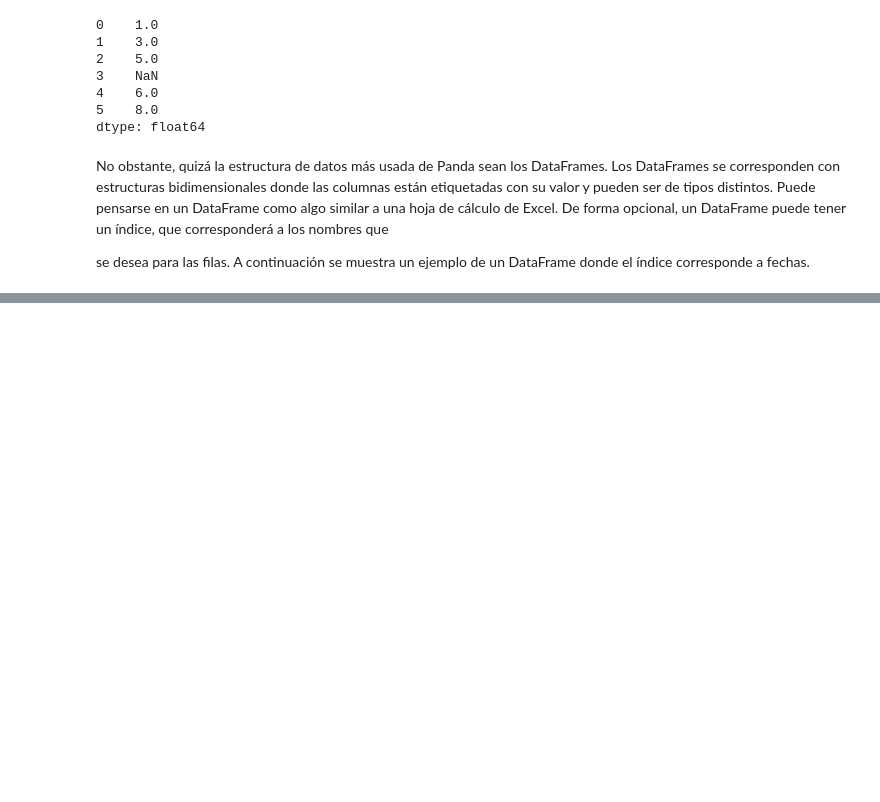
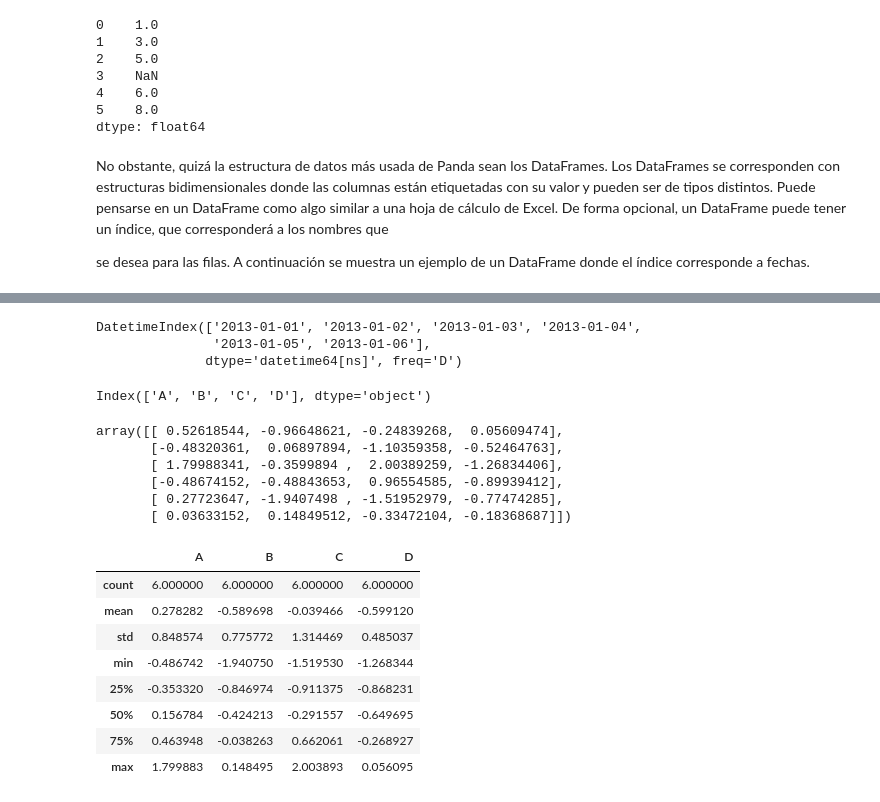
Before and after one commit to crissl/Introduccion, a Jupyter notebook: Tema2_Christian_Lopez/Tema2.ipynb, the cells around one changed output, grey strips where cells are left out. Drawn from its saved outputs; the diff is of its cells as text; code cells hidden in the pictures; blank space fills up the shorter version.

```diff
--- a/Tema2_Christian_Lopez/Tema2.ipynb
+++ b/Tema2_Christian_Lopez/Tema2.ipynb
@@ -405,3 +405,7 @@ opcional, un DataFrame puede tener un índice, que corresponderá a los nombres
 
 se desea para las filas. A continuación se muestra un ejemplo de un DataFrame donde
 el índice corresponde a fechas.
+# %%
+import pandas as pd
+dates = pd.date_range('20130101', periods=6)
+dates
@@ -407,0 +418,5 @@ el índice corresponde a fechas.
+# %%
+import pandas as pd
+import numpy as np
+df = pd.DataFrame(np.random.randn(6,4), index=dates, columns=list('ABCD'))
+df
@@ -407,0 +447,31 @@ el índice corresponde a fechas.
+# %%
+df.index
+# %% [output]
+DatetimeIndex(['2013-01-01', '2013-01-02', '2013-01-03', '2013-01-04',
+               '2013-01-05', '2013-01-06'],
+              dtype='datetime64[ns]', freq='D')
+# %%
+df.columns
+# %% [output]
+Index(['A', 'B', 'C', 'D'], dtype='object')
+# %%
+df.values
+# %% [output]
+array([[ 0.52618544, -0.96648621, -0.24839268,  0.05609474],
+       [-0.48320361,  0.06897894, -1.10359358, -0.52464763],
+       [ 1.79988341, -0.3599894 ,  2.00389259, -1.26834406],
+       [-0.48674152, -0.48843653,  0.96554585, -0.89939412],
+       [ 0.27723647, -1.9407498 , -1.51952979, -0.77474285],
+       [ 0.03633152,  0.14849512, -0.33472104, -0.18368687]])
+# %%
+df.describe()
+# %% [output]
+|  | A | B | C | D |
+| count | 6.000000 | 6.000000 | 6.000000 | 6.000000 |
+| mean | 0.278282 | -0.589698 | -0.039466 | -0.599120 |
+| std | 0.848574 | 0.775772 | 1.314469 | 0.485037 |
+| min | -0.486742 | -1.940750 | -1.519530 | -1.268344 |
+| 25% | -0.353320 | -0.846974 | -0.911375 | -0.868231 |
+| 50% | 0.156784 | -0.424213 | -0.291557 | -0.649695 |
+| 75% | 0.463948 | -0.038263 | 0.662061 | -0.268927 |
+| max | 1.799883 | 0.148495 | 2.003893 | 0.056095 |
```
Also changed, not shown: parts of 38 cells of this notebook.
